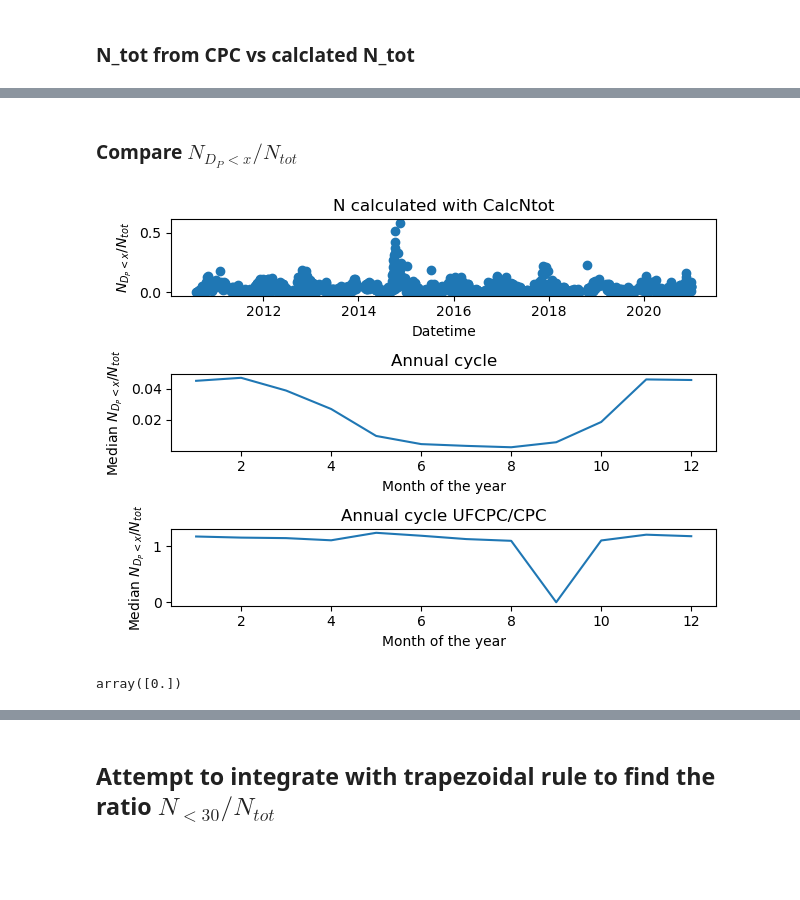
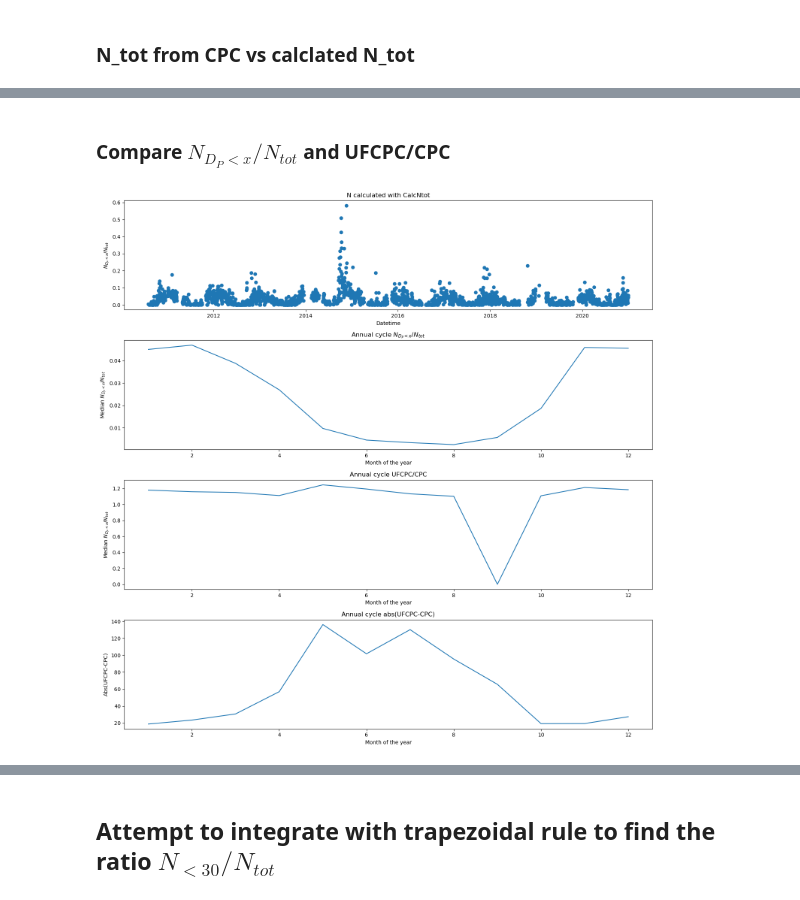
Before and after one commit to eScience-course/Tjaernoe2022-group3, a Jupyter notebook: notebooks/Load and analyze DMPS data.ipynb, the cells around one changed output, grey strips where cells are left out. Saved outputs shown, nothing was run; the diff lists cells and outputs as text; code cells hidden in the pictures; blank space fills up the shorter version.

```diff
--- a/notebooks/Load and analyze DMPS data.ipynb
+++ b/notebooks/Load and analyze DMPS data.ipynb
@@ -210,7 +197,7 @@ for i in jj:
 # %%
 # Calculate the bin widths from geometric mean diameters and the total particle number concentration for each year
 
-def calcNtot(diameters, df_daily_2010_2020_median):
+def calcNtot(diameters, df):
     # Create array to store upper bin boudaries
     upperBoundaries = np.empty(0)
     diameter_list = list(diameters)
@@ -241,12 +228,12 @@ def calcNtot(diameters, df_daily_2010_2020_median):
     lenDiam = len(diameters)
     idx = len(GMDs)-lenDiam+3
 
-    dNdlogDp = df_daily_2010_2020_median.iloc[:,idx:-1]
+    dNdlogDp = df.iloc[:,idx:-1]
     dNs = dNdlogDp*(dlogDp)
     ntotCalc = dNs.sum(axis=1)
 
-    df_daily_2010_2020_median_ntotCalc = df_daily_2010_2020_median.copy(deep = True)
-    df_daily_2010_2020_median_ntotCalc['NtotCalc'] = ntotCalc
-    return df_daily_2010_2020_median_ntotCalc
+    df_ntotCalc = df.copy(deep = True)
+    df_ntotCalc['NtotCalc'] = ntotCalc
+    return df_ntotCalc
 # %%
 df_daily_2010_2020_median_ntotCalc = calcNtot(diameters, df_daily_2010_2020_median)
@@ -358,5 +330,5 @@ R-squared: 0.967927
 # %% [markdown]
-### Compare $N_{D_P <x}/N_{tot}$
+### Compare $N_{D_P <x}/N_{tot}$ and UFCPC/CPC
 # %%
 # Compare the area up to x nm with total area
 # Vary the threshold diameter x
@@ -369,39 +341,46 @@ bin_cols = [float(x) for x in bin_cols]
 bin_cols = [x for x in bin_cols if x < threshold]
 #print(bin_cols)
 
-df_tmp = calcNtot(diameters[:len(bin_cols)+1], df_daily_2010_2020_median)
+# df changes
+df_daily_2010_2020_median_copy = df_daily_2010_2020_median.copy(deep = True)
+df_tmp = calcNtot(diameters[:len(bin_cols)+1], df_daily_2010_2020_median_copy)
 
 # Plot Nx/Ntot
 NxNtot = df_tmp['NtotCalc'].values/df_tmp['Ntot'].values
 
-fig, axs = plt.subplots(3)
+fig, axs = plt.subplots(4,figsize=(15, 15))
 
 axs[0].plot(df_tmp.index,NxNtot,'o')
 axs[0].set_xlabel('Datetime')
 axs[0].set_ylabel('$N_{D_P < x}/N_{tot}$')
 axs[0].set_title('N calculated with CalcNtot')
 
 df_tmp['NxNtot'] = df_tmp['NtotCalc']/df_tmp['Ntot']
 df_annual_cycle = df_tmp['NxNtot'].groupby(df_tmp.index.month).median()
 
 axs[1].plot(df_annual_cycle.index, df_annual_cycle.values)
 axs[1].set_xlabel('Month of the year')
 axs[1].set_ylabel('Median $N_{D_P < x}/N_{tot}$')
-axs[1].set_title('Annual cycle')
+axs[1].set_title('Annual cycle $N_{D_P < x}/N_{tot}$ ')
 
 df_tmp['ratio_CPCs'] = df_tmp['UFCPC']/df_tmp['CPC3010']
 df_annual_cycle_CPC = df_tmp['ratio_CPCs'].groupby(df_tmp.index.month).median()
 
 axs[2].plot(df_annual_cycle_CPC.index, df_annual_cycle_CPC.values)
 axs[2].set_xlabel('Month of the year')
 axs[2].set_ylabel('Median $N_{D_P < x}/N_{tot}$')
 axs[2].set_title('Annual cycle UFCPC/CPC')
 
+# Diffs are so small so ratio is bad, abs diff is better
+absDiffCPCs = np.absolute(df_tmp['UFCPC'].values - df_tmp['CPC3010'].values)
+df_tmp['AbsDiffCPCs'] = absDiffCPCs
+df_annual_cycle_abs = df_tmp['AbsDiffCPCs'].groupby(df_tmp.index.month).median()
+
+axs[3].plot(df_annual_cycle_abs.index, df_annual_cycle_abs.values)
+axs[3].set_xlabel('Month of the year')
+axs[3].set_ylabel('Abs(UFCPC-CPC)')
+axs[3].set_title('Annual cycle abs(UFCPC-CPC)')
 
 plt.tight_layout()
 # %% [output]
-[figure, old version]
+[figure, new version]
-# %%
-df_tmp['flag'].unique()
-# %% [output]
-array([0.])
```
Also changed, not shown: parts of 62 cells of this notebook, 1 other file.
